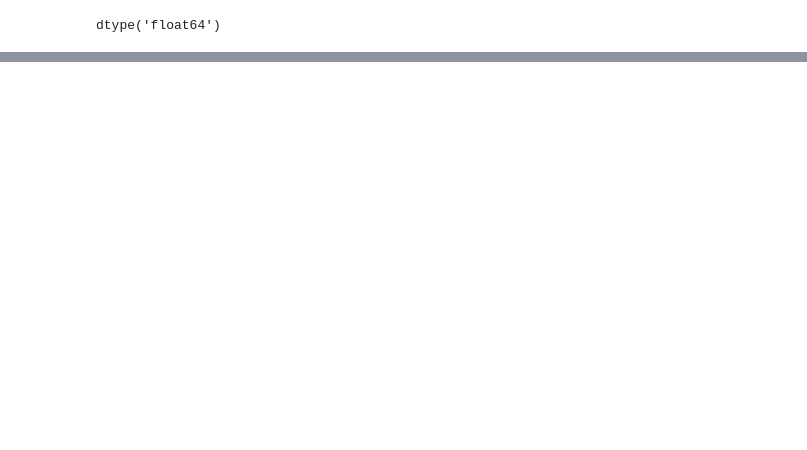
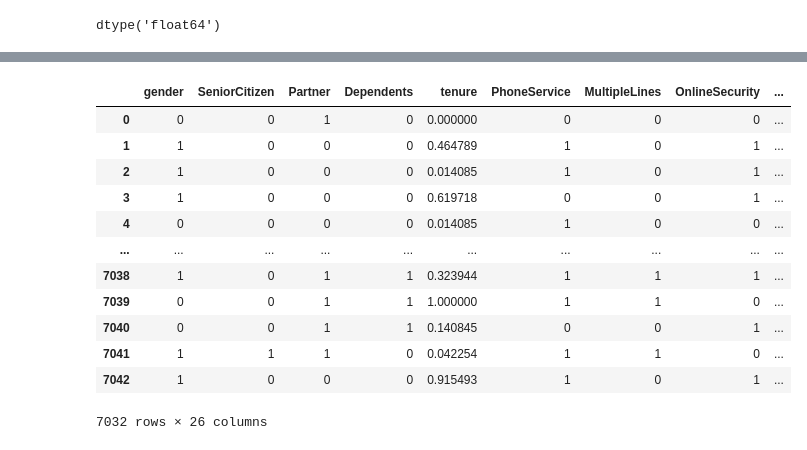
Before and after one commit to akdubey2k/ANN, a Jupyter notebook: 18_Customer churn prediction using ANN/18_customer_churn_prediction_using_ANN.ipynb, the cells around one changed output, grey strips where cells are left out. Drawn from its saved outputs; the diff is of its cells as text; code cells hidden in the pictures; blank space fills up the shorter version.

```diff
--- a/18_Customer churn prediction using ANN/18_customer_churn_prediction_using_ANN.ipynb
+++ b/18_Customer churn prediction using ANN/18_customer_churn_prediction_using_ANN.ipynb
@@ -225,10 +188,0 @@ df.TotalCharges.hist()
-# %%
-# converting 'No phone service':0, 'Yes':1, 'No':0, 'No internet service':0, since ml understand numeric data.
-# dictionary
-str2num = {'No phone service':0, 'Yes':1, 'No':0, 'No internet service':0, 'Female':0, 'Male':1}
-df1 = df.drop(['SeniorCitizen','tenure','InternetService','Contract','PaymentMethod','MonthlyCharges','TotalCharges'], axis='columns')
-
-# df1.MultipleLines = [str2num[i] for i in df1.MultipleLines]
-# df1.MultipleLines.unique()
-for col in df1:
-    df1[col] = [str2num[i] for i in df1[col]]
@@ -269,0 +191,6 @@ dtype: object
+# %%
+yes_no_columns=['gender','Partner','Dependents','PhoneService','MultipleLines','OnlineSecurity','OnlineBackup',
+                  'DeviceProtection','TechSupport','StreamingTV','StreamingMovies','PaperlessBilling','Churn']
+for col in yes_no_columns:
+    df[col].replace({'No phone service':0, 'Yes':1, 'No':0, 'No internet service':0, 'Female':0, 'Male':1},inplace=True)
+df.head()
@@ -269,0 +223,4 @@ dtype: object
+# %%
+# get_dummies with columns names in the DataFrame to be encoded.
+df1 = pd.get_dummies(data=df,columns=['InternetService','Contract','PaymentMethod'])
+# df1.head()
@@ -269,0 +257,6 @@ dtype: object
+# %%
+from sklearn.preprocessing import MinMaxScaler
+col_to_scale = ['tenure','MonthlyCharges','TotalCharges']
+scaler = MinMaxScaler()
+df1[col_to_scale] = scaler.fit_transform(df1[col_to_scale])
+df1.sample(8)
@@ -269,0 +298,18 @@ dtype: object
+# %%
+# dropping a output or dependent column from all the inputs.
+X = df1.drop(['Churn'], axis='columns')
+X
+# %% [output]
+|  | gender | SeniorCitizen | Partner | Dependents | tenure | PhoneService | MultipleLines | OnlineSecurity | ... |
+| 0 | 0 | 0 | 1 | 0 | 0.000000 | 0 | 0 | 0 | ... |
+| 1 | 1 | 0 | 0 | 0 | 0.464789 | 1 | 0 | 1 | ... |
+| 2 | 1 | 0 | 0 | 0 | 0.014085 | 1 | 0 | 1 | ... |
+| 3 | 1 | 0 | 0 | 0 | 0.619718 | 0 | 0 | 1 | ... |
+| 4 | 0 | 0 | 0 | 0 | 0.014085 | 1 | 0 | 0 | ... |
+| ... | ... | ... | ... | ... | ... | ... | ... | ... | ... |
+| 7038 | 1 | 0 | 1 | 1 | 0.323944 | 1 | 1 | 1 | ... |
+| 7039 | 0 | 0 | 1 | 1 | 1.000000 | 1 | 1 | 0 | ... |
+| 7040 | 0 | 0 | 1 | 1 | 0.140845 | 0 | 0 | 1 | ... |
+| 7041 | 1 | 1 | 1 | 0 | 0.042254 | 1 | 1 | 0 | ... |
+| 7042 | 1 | 0 | 0 | 0 | 0.915493 | 1 | 0 | 1 | ... |
+7032 rows × 26 columns
```
Also changed, not shown: parts of 75 cells of this notebook.
